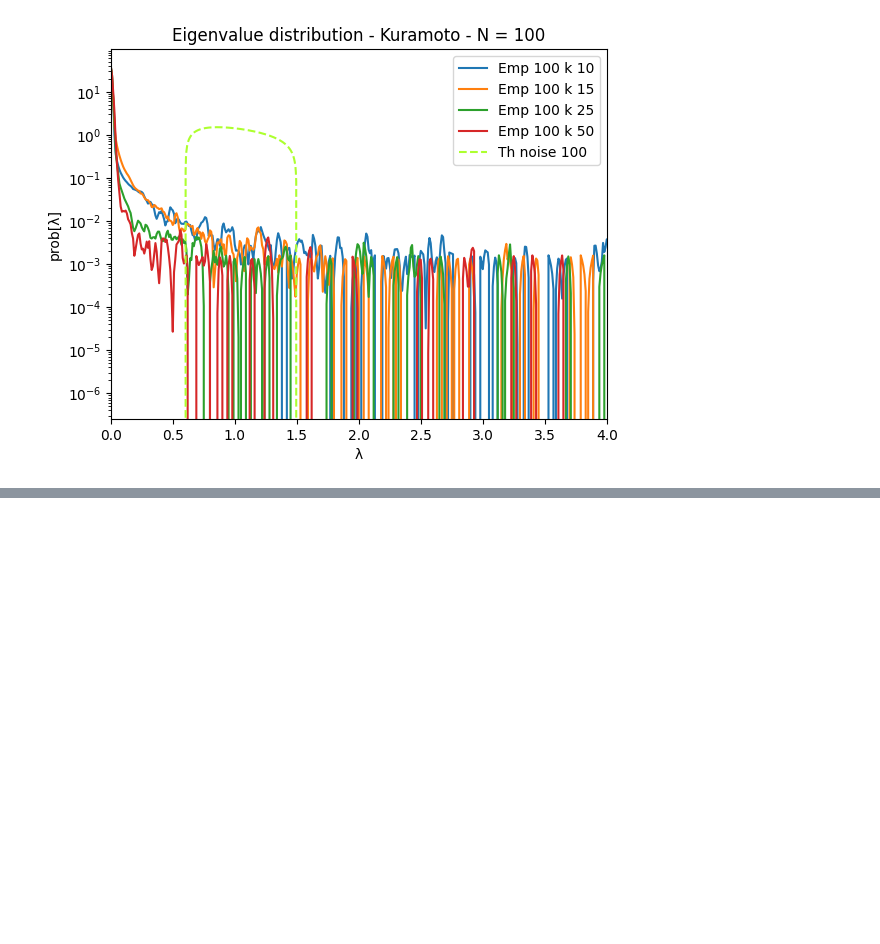
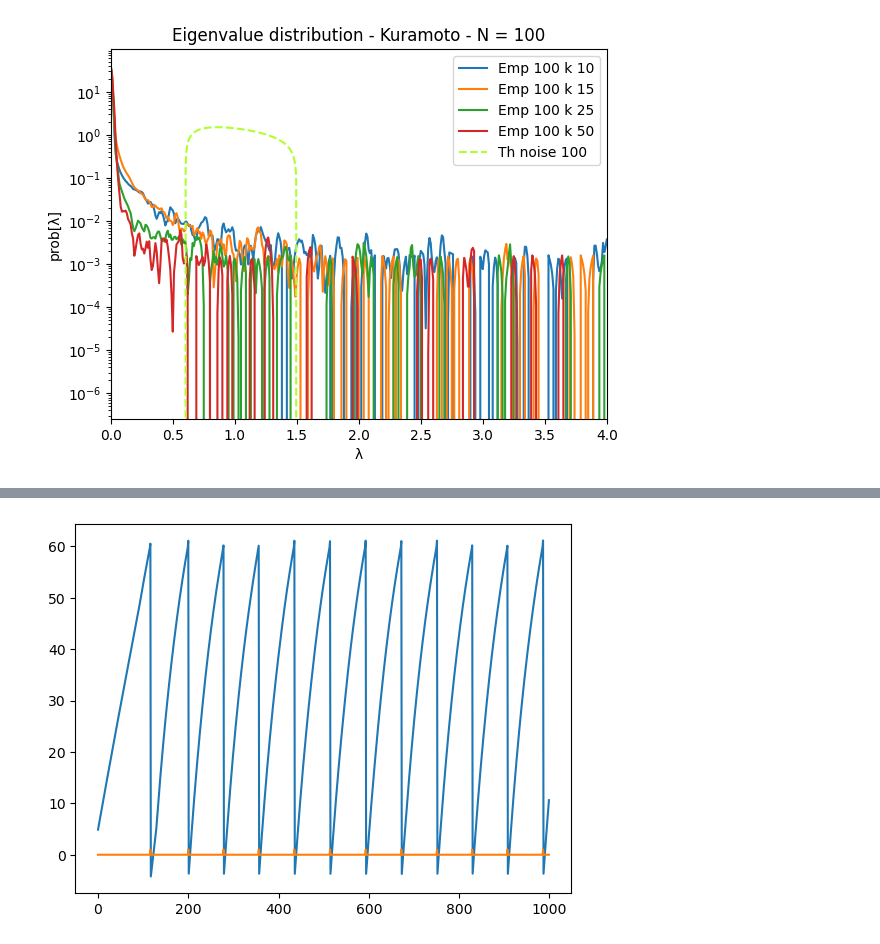
Before and after one commit to luca430/prj_correlations, a Jupyter notebook: plots.ipynb, the cells around one changed output, grey strips where cells are left out. Saved outputs shown, nothing was run; the diff lists cells and outputs as text; code cells hidden in the pictures; blank space fills up the shorter version.

```diff
--- a/plots.ipynb
+++ b/plots.ipynb
@@ -74,0 +81,16 @@ plt.show()
+# %%
+with gzip.open("./kuramoto/data/time_series/K_1/kuramoto_1000_1.csv", "rt") as f:
+    ts = np.loadtxt(f, delimiter=",")
+r_10 = np.abs(np.sum(np.exp(1.j * ts), axis = 1))
+
+with gzip.open("./kuramoto/data/time_series/K_1.5/kuramoto_1000_1.csv", "rt") as f:
+    ts = np.loadtxt(f, delimiter=",")
+r_15 = np.abs(np.sum(np.exp(1.j * ts), axis = 1))
+
+with gzip.open("./kuramoto/data/time_series/K_2.5/kuramoto_1000_1.csv", "rt") as f:
+    ts = np.loadtxt(f, delimiter=",")
+r_25 = np.abs(np.sum(np.exp(1.j * ts), axis = 1))
+
+with gzip.open("./kuramoto/data/time_series/K_5/kuramoto_1000_1.csv", "rt") as f:
+    ts = np.loadtxt(f, delimiter=",")
+r_50 = np.abs(np.sum(np.exp(1.j * ts), axis = 1))
@@ -222,0 +385,9 @@ plt.plot(r/1000)
+# %%
+with gzip.open("./LIF/data/time_series/K_1.0/LIF_100_1.csv.gz", "rt") as f:
+        x_vals_loaded = np.loadtxt(f, delimiter=",")
+
+plt.plot(x_vals_loaded[:1000,1])
+plt.plot(train[1])
+plt.show()
+# %% [output]
+[figure, added]
```
Also changed, not shown: parts of 18 cells of this notebook, 10 other files.
